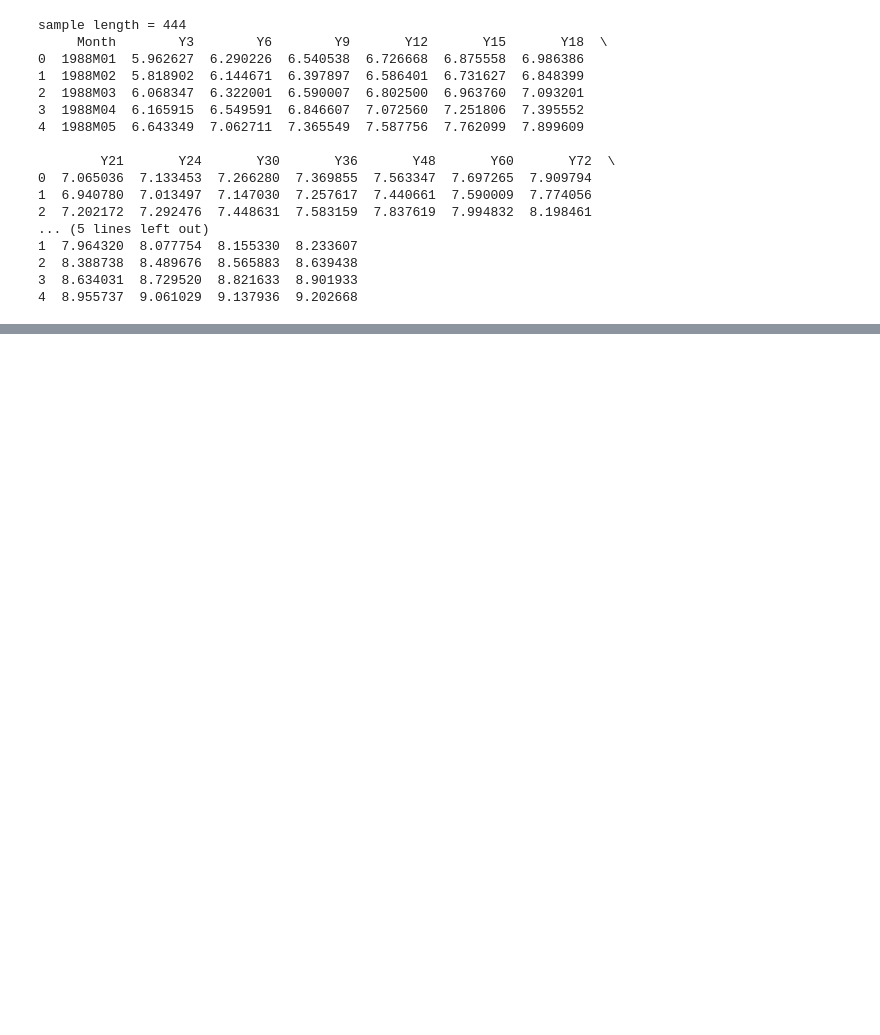
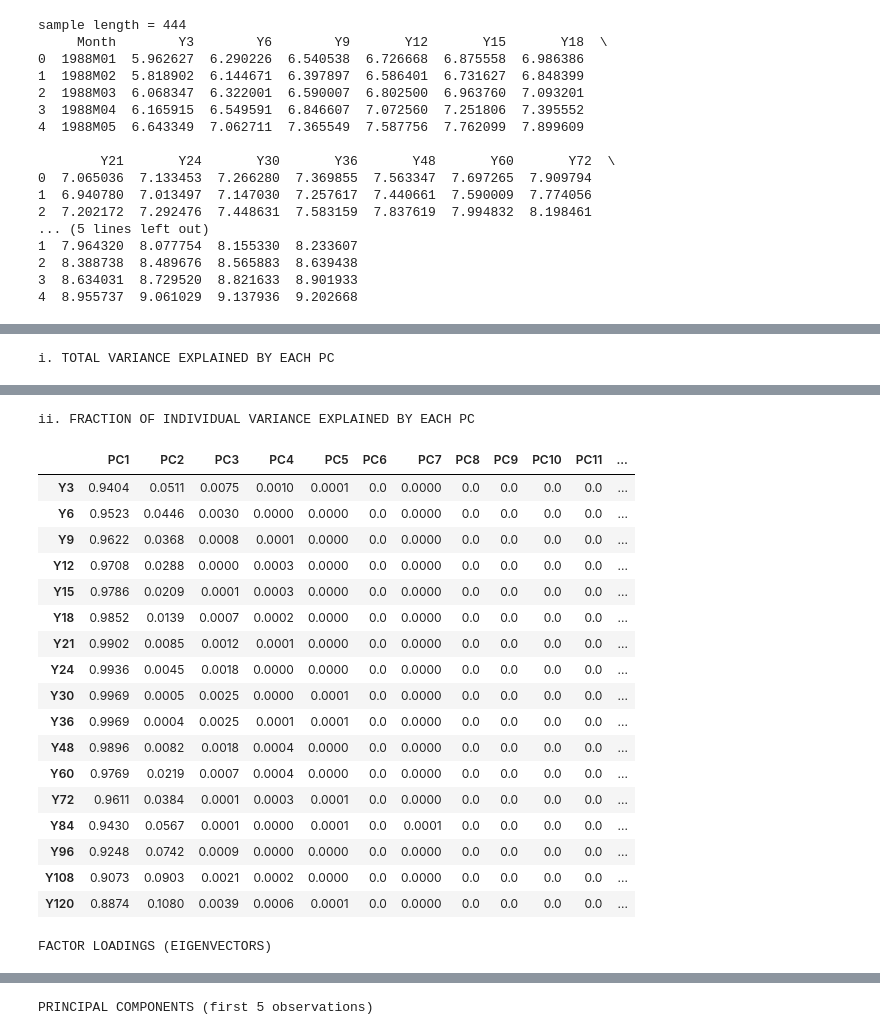
Before and after one commit to bashkip/qmf_a2, a Jupyter notebook: main.ipynb, the cells around one changed output, grey strips where cells are left out. Drawn from its saved outputs; the diff is of its cells as text; code cells hidden in the pictures; blank space fills up the shorter version.

```diff
--- a/main.ipynb
+++ b/main.ipynb
@@ -34,0 +250,59 @@ sample length = 444
+# %%
+
+# ===== COVARIANCE MATRIX =====
+cov_matrix = yields_only.cov()
+
+# ===== EIGENDECOMPOSITION =====
+eigenvalues, eigenvectors = np.linalg.eig(cov_matrix)
+
+# Sort by eigenvalue (descending)
+idx = np.argsort(eigenvalues)[::-1]
+eigenvalues = eigenvalues[idx]
+eigenvectors = eigenvectors[:, idx]
+
+# ===== COMPUTE PRINCIPAL COMPONENTS =====
+# PC_jt = e_j' * R_t (each PC is a linear combination of yields)
+yields_demeaned = yields_only - yields_only.mean()
+PCs = yields_demeaned @ eigenvectors  # 444 x 17 matrix of PC scores
+
+# Rename columns
+PC_names = [f'PC{i+1}' for i in range(len(yield_cols))]
+PCs.columns = PC_names
+
+# ===== i. TOTAL VARIANCE EXPLAINED =====
+total_var = eigenvalues.sum()
+var_explained = eigenvalues / total_var
+cumulative_var = np.cumsum(var_explained)
+
+variance_table = pd.DataFrame({
+    'Eigenvalue': eigenvalues,
+    'Variance Explained': var_explained,
+    'Cumulative': cumulative_var
+}, index=PC_names)
+
+print("i. TOTAL VARIANCE EXPLAINED BY EACH PC")
+display(variance_table.round(7))
+
+# ===== ii. INDIVIDUAL VARIANCE EXPLAINED =====
+# Fraction of yield i's variance explained by PC j = (e_ji^2 * lambda_j) / sigma_i^2
+individual_var = pd.DataFrame(index=yield_cols, columns=PC_names)
+
+for i, yield_name in enumerate(yield_cols):
+    sigma_i_sq = yields_only[yield_name].var()
+    for j in range(len(eigenvalues)):
+        e_ji = eigenvectors[i, j]
+        individual_var.loc[yield_name, PC_names[j]] = (e_ji**2 * eigenvalues[j]) / sigma_i_sq
+
+print("\nii. FRACTION OF INDIVIDUAL VARIANCE EXPLAINED BY EACH PC")
+display(individual_var.astype(float).round(4))
+
+# ===== FACTOR LOADINGS (EIGENVECTORS) =====
+loadings = pd.DataFrame(eigenvectors, index=yield_cols, columns=PC_names)
+print("\nFACTOR LOADINGS (EIGENVECTORS)")
+display(loadings.round(4))
+
+# ===== PC SCORES (first few rows) =====
+print("\nPRINCIPAL COMPONENTS (first 5 observations)")
+display(PCs.head().round(4))
+# %% [output]
+i. TOTAL VARIANCE EXPLAINED BY EACH PC
@@ -34,0 +327,20 @@ sample length = 444
+ii. FRACTION OF INDIVIDUAL VARIANCE EXPLAINED BY EACH PC
+|  | PC1 | PC2 | PC3 | PC4 | PC5 | PC6 | PC7 | PC8 | PC9 | PC10 | PC11 | ... |
+| Y3 | 0.9404 | 0.0511 | 0.0075 | 0.0010 | 0.0001 | 0.0 | 0.0000 | 0.0 | 0.0 | 0.0 | 0.0 | ... |
+| Y6 | 0.9523 | 0.0446 | 0.0030 | 0.0000 | 0.0000 | 0.0 | 0.0000 | 0.0 | 0.0 | 0.0 | 0.0 | ... |
+| Y9 | 0.9622 | 0.0368 | 0.0008 | 0.0001 | 0.0000 | 0.0 | 0.0000 | 0.0 | 0.0 | 0.0 | 0.0 | ... |
+| Y12 | 0.9708 | 0.0288 | 0.0000 | 0.0003 | 0.0000 | 0.0 | 0.0000 | 0.0 | 0.0 | 0.0 | 0.0 | ... |
+| Y15 | 0.9786 | 0.0209 | 0.0001 | 0.0003 | 0.0000 | 0.0 | 0.0000 | 0.0 | 0.0 | 0.0 | 0.0 | ... |
+| Y18 | 0.9852 | 0.0139 | 0.0007 | 0.0002 | 0.0000 | 0.0 | 0.0000 | 0.0 | 0.0 | 0.0 | 0.0 | ... |
+| Y21 | 0.9902 | 0.0085 | 0.0012 | 0.0001 | 0.0000 | 0.0 | 0.0000 | 0.0 | 0.0 | 0.0 | 0.0 | ... |
+| Y24 | 0.9936 | 0.0045 | 0.0018 | 0.0000 | 0.0000 | 0.0 | 0.0000 | 0.0 | 0.0 | 0.0 | 0.0 | ... |
+| Y30 | 0.9969 | 0.0005 | 0.0025 | 0.0000 | 0.0001 | 0.0 | 0.0000 | 0.0 | 0.0 | 0.0 | 0.0 | ... |
+| Y36 | 0.9969 | 0.0004 | 0.0025 | 0.0001 | 0.0001 | 0.0 | 0.0000 | 0.0 | 0.0 | 0.0 | 0.0 | ... |
+| Y48 | 0.9896 | 0.0082 | 0.0018 | 0.0004 | 0.0000 | 0.0 | 0.0000 | 0.0 | 0.0 | 0.0 | 0.0 | ... |
+| Y60 | 0.9769 | 0.0219 | 0.0007 | 0.0004 | 0.0000 | 0.0 | 0.0000 | 0.0 | 0.0 | 0.0 | 0.0 | ... |
+| Y72 | 0.9611 | 0.0384 | 0.0001 | 0.0003 | 0.0001 | 0.0 | 0.0000 | 0.0 | 0.0 | 0.0 | 0.0 | ... |
+| Y84 | 0.9430 | 0.0567 | 0.0001 | 0.0000 | 0.0001 | 0.0 | 0.0001 | 0.0 | 0.0 | 0.0 | 0.0 | ... |
+| Y96 | 0.9248 | 0.0742 | 0.0009 | 0.0000 | 0.0000 | 0.0 | 0.0000 | 0.0 | 0.0 | 0.0 | 0.0 | ... |
+| Y108 | 0.9073 | 0.0903 | 0.0021 | 0.0002 | 0.0000 | 0.0 | 0.0000 | 0.0 | 0.0 | 0.0 | 0.0 | ... |
+| Y120 | 0.8874 | 0.1080 | 0.0039 | 0.0006 | 0.0001 | 0.0 | 0.0000 | 0.0 | 0.0 | 0.0 | 0.0 | ... |
+FACTOR LOADINGS (EIGENVECTORS)
@@ -34,0 +365 @@ sample length = 444
+PRINCIPAL COMPONENTS (first 5 observations)
```
Also changed, not shown: parts of 3 cells of this notebook.
